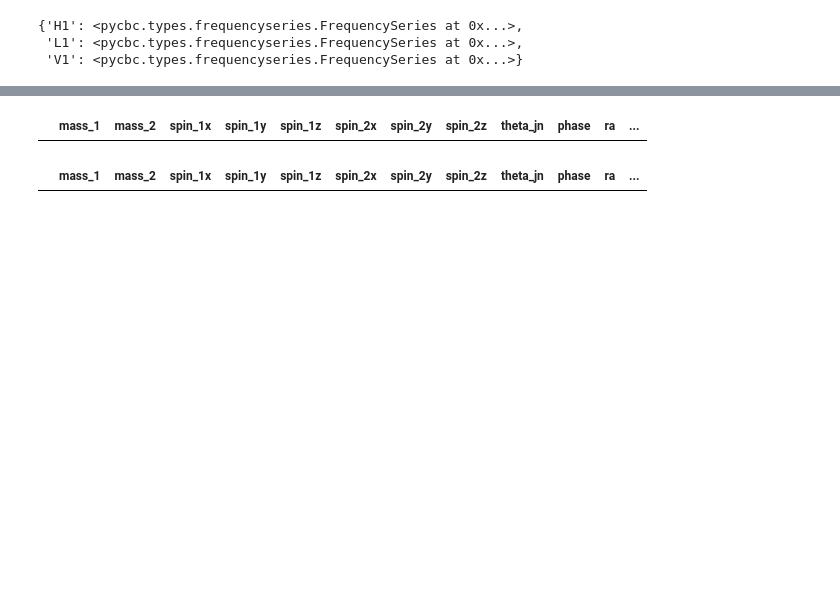
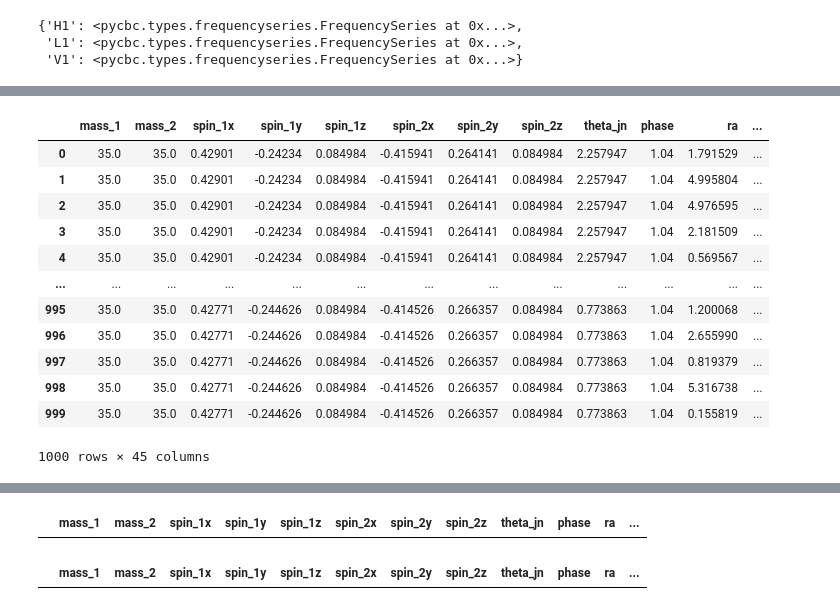
Before and after one commit to danielahyano/ligo-summer-2022, a Jupyter notebook: week_6/playing-with-code.ipynb, the cells around one changed output, grey strips where cells are left out. Drawn from its saved outputs; the diff is of its cells as text; code cells hidden in the pictures; blank space fills up the shorter version.

```diff
--- a/week_6/playing-with-code.ipynb
+++ b/week_6/playing-with-code.ipynb
@@ -54 +56,17 @@ WARNING:astropy:IERSWarning: failed to download https://datacenter.iers.org/data
+# %%
+pop.simulations_dataframe
+# %% [output]
+|  | mass_1 | mass_2 | spin_1x | spin_1y | spin_1z | spin_2x | spin_2y | spin_2z | theta_jn | phase | ra | ... |
+| 0 | 35.0 | 35.0 | 0.42901 | -0.24234 | 0.084984 | -0.415941 | 0.264141 | 0.084984 | 2.257947 | 1.04 | 1.791529 | ... |
+| 1 | 35.0 | 35.0 | 0.42901 | -0.24234 | 0.084984 | -0.415941 | 0.264141 | 0.084984 | 2.257947 | 1.04 | 4.995804 | ... |
+| 2 | 35.0 | 35.0 | 0.42901 | -0.24234 | 0.084984 | -0.415941 | 0.264141 | 0.084984 | 2.257947 | 1.04 | 4.976595 | ... |
+| 3 | 35.0 | 35.0 | 0.42901 | -0.24234 | 0.084984 | -0.415941 | 0.264141 | 0.084984 | 2.257947 | 1.04 | 2.181509 | ... |
+| 4 | 35.0 | 35.0 | 0.42901 | -0.24234 | 0.084984 | -0.415941 | 0.264141 | 0.084984 | 2.257947 | 1.04 | 0.569567 | ... |
+| ... | ... | ... | ... | ... | ... | ... | ... | ... | ... | ... | ... | ... |
+| 995 | 35.0 | 35.0 | 0.42771 | -0.244626 | 0.084984 | -0.414526 | 0.266357 | 0.084984 | 0.773863 | 1.04 | 1.200068 | ... |
+| 996 | 35.0 | 35.0 | 0.42771 | -0.244626 | 0.084984 | -0.414526 | 0.266357 | 0.084984 | 0.773863 | 1.04 | 2.655990 | ... |
+| 997 | 35.0 | 35.0 | 0.42771 | -0.244626 | 0.084984 | -0.414526 | 0.266357 | 0.084984 | 0.773863 | 1.04 | 0.819379 | ... |
+| 998 | 35.0 | 35.0 | 0.42771 | -0.244626 | 0.084984 | -0.414526 | 0.266357 | 0.084984 | 0.773863 | 1.04 | 5.316738 | ... |
+| 999 | 35.0 | 35.0 | 0.42771 | -0.244626 | 0.084984 | -0.414526 | 0.266357 | 0.084984 | 0.773863 | 1.04 | 0.155819 | ... |
+1000 rows × 45 columns
 # %%
```
Also changed, not shown: parts of 3 cells of this notebook.
